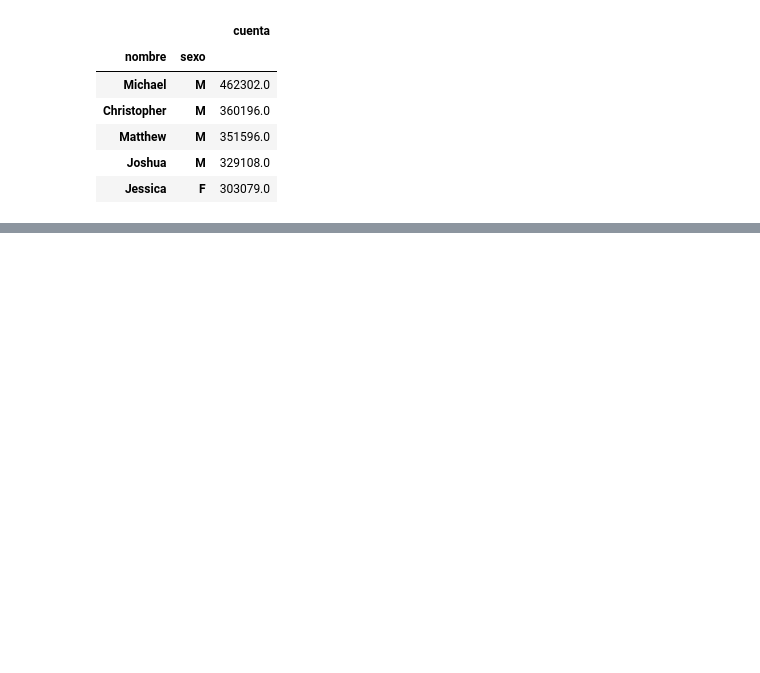
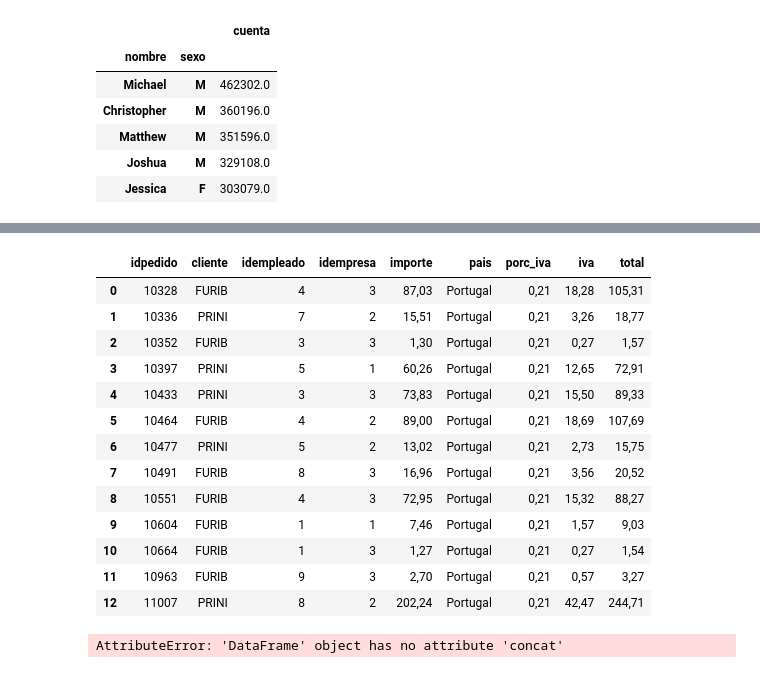
Before and after one commit to mcejudoo/CursoPythonAvanzado, a Jupyter notebook: codigo/pandas_nacimientos.ipynb, the cells around one changed output, grey strips where cells are left out. Saved outputs shown, nothing was run; the diff lists cells and outputs as text; code cells hidden in the pictures; blank space fills up the shorter version.

```diff
--- a/codigo/pandas_nacimientos.ipynb
+++ b/codigo/pandas_nacimientos.ipynb
@@ -175,0 +236,3 @@ total.head()
+# %%
+path_polonia = "exportaciones/pedidos_Polonia.csv"
+path_portugal = "exportaciones/pedidos_Portugal.csv"
@@ -175,0 +251,23 @@ total.head()
+# %%
+dtPor = pd.read_csv(path_portugal, sep=";")
+dtPor
+# %% [output]
+|  | idpedido | cliente | idempleado | idempresa | importe | pais | porc_iva | iva | total |
+| 0 | 10328 | FURIB | 4 | 3 | 87,03 | Portugal | 0,21 | 18,28 | 105,31 |
+| 1 | 10336 | PRINI | 7 | 2 | 15,51 | Portugal | 0,21 | 3,26 | 18,77 |
+| 2 | 10352 | FURIB | 3 | 3 | 1,30 | Portugal | 0,21 | 0,27 | 1,57 |
+| 3 | 10397 | PRINI | 5 | 1 | 60,26 | Portugal | 0,21 | 12,65 | 72,91 |
+| 4 | 10433 | PRINI | 3 | 3 | 73,83 | Portugal | 0,21 | 15,50 | 89,33 |
+| 5 | 10464 | FURIB | 4 | 2 | 89,00 | Portugal | 0,21 | 18,69 | 107,69 |
+| 6 | 10477 | PRINI | 5 | 2 | 13,02 | Portugal | 0,21 | 2,73 | 15,75 |
+| 7 | 10491 | FURIB | 8 | 3 | 16,96 | Portugal | 0,21 | 3,56 | 20,52 |
+| 8 | 10551 | FURIB | 4 | 3 | 72,95 | Portugal | 0,21 | 15,32 | 88,27 |
+| 9 | 10604 | FURIB | 1 | 1 | 7,46 | Portugal | 0,21 | 1,57 | 9,03 |
+| 10 | 10664 | FURIB | 1 | 3 | 1,27 | Portugal | 0,21 | 0,27 | 1,54 |
+| 11 | 10963 | FURIB | 9 | 3 | 2,70 | Portugal | 0,21 | 0,57 | 3,27 |
+| 12 | 11007 | PRINI | 8 | 2 | 202,24 | Portugal | 0,21 | 42,47 | 244,71 |
+# %%
+total = pandas.concat(dtPol,dtPor, ignore_index=True)
+total
+# %% [output]
+AttributeError: 'DataFrame' object has no attribute 'concat'
```
Also changed, not shown: parts of 8 cells of this notebook.
